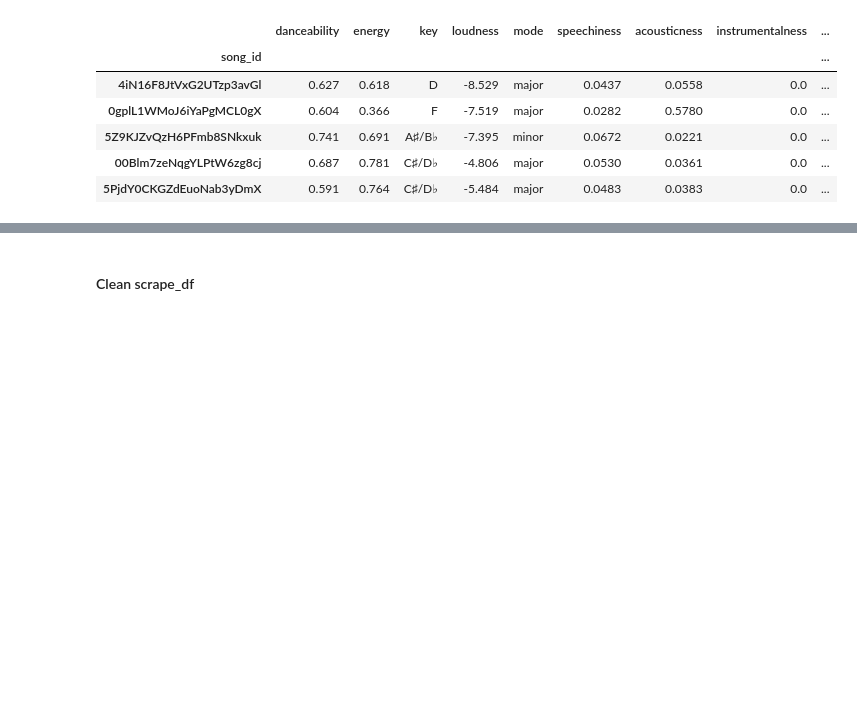
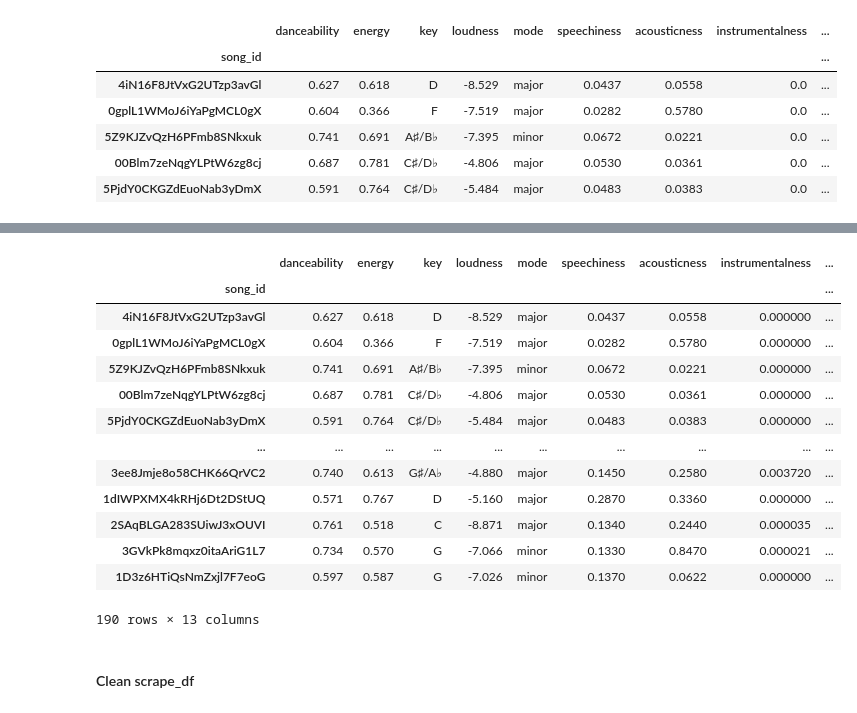
Before and after one commit to aseo67/Top_Songs_Analysis, a Jupyter notebook: TopSongsAnalysis_DataLoading.ipynb, the cells around one changed output, grey strips where cells are left out. Cells and saved outputs as stored; diff of their text form; code cells hidden in the pictures; blank space fills up the shorter version.

```diff
--- a/TopSongsAnalysis_DataLoading.ipynb
+++ b/TopSongsAnalysis_DataLoading.ipynb
@@ -306,3 +324,22 @@ features_df.head()
+# %%
+# Remove null values
+features_df = features_df.dropna()
+features_df
+# %% [output]
+|  | danceability | energy | key | loudness | mode | speechiness | acousticness | instrumentalness | ... |
+| song_id |  |  |  |  |  |  |  |  | ... |
+| 4iN16F8JtVxG2UTzp3avGl | 0.627 | 0.618 | D | -8.529 | major | 0.0437 | 0.0558 | 0.000000 | ... |
+| 0gplL1WMoJ6iYaPgMCL0gX | 0.604 | 0.366 | F | -7.519 | major | 0.0282 | 0.5780 | 0.000000 | ... |
+| 5Z9KJZvQzH6PFmb8SNkxuk | 0.741 | 0.691 | A♯/B♭ | -7.395 | minor | 0.0672 | 0.0221 | 0.000000 | ... |
+| 00Blm7zeNqgYLPtW6zg8cj | 0.687 | 0.781 | C♯/D♭ | -4.806 | major | 0.0530 | 0.0361 | 0.000000 | ... |
+| 5PjdY0CKGZdEuoNab3yDmX | 0.591 | 0.764 | C♯/D♭ | -5.484 | major | 0.0483 | 0.0383 | 0.000000 | ... |
+| ... | ... | ... | ... | ... | ... | ... | ... | ... | ... |
+| 3ee8Jmje8o58CHK66QrVC2 | 0.740 | 0.613 | G♯/A♭ | -4.880 | major | 0.1450 | 0.2580 | 0.003720 | ... |
+| 1dIWPXMX4kRHj6Dt2DStUQ | 0.571 | 0.767 | D | -5.160 | major | 0.2870 | 0.3360 | 0.000000 | ... |
+| 2SAqBLGA283SUiwJ3xOUVI | 0.761 | 0.518 | C | -8.871 | major | 0.1340 | 0.2440 | 0.000035 | ... |
+| 3GVkPk8mqxz0itaAriG1L7 | 0.734 | 0.570 | G | -7.066 | minor | 0.1330 | 0.8470 | 0.000021 | ... |
+| 1D3z6HTiQsNmZxjl7F7eoG | 0.597 | 0.587 | G | -7.026 | minor | 0.1370 | 0.0622 | 0.000000 | ... |
+190 rows × 13 columns
 # %% [markdown]
 #### Clean scrape_df
 # %%
```
Also changed, not shown: parts of 18 cells of this notebook, 1 other file.
